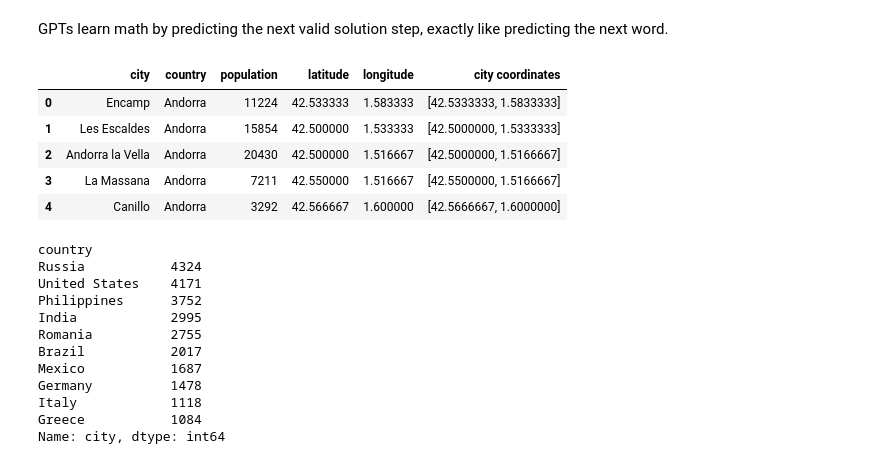
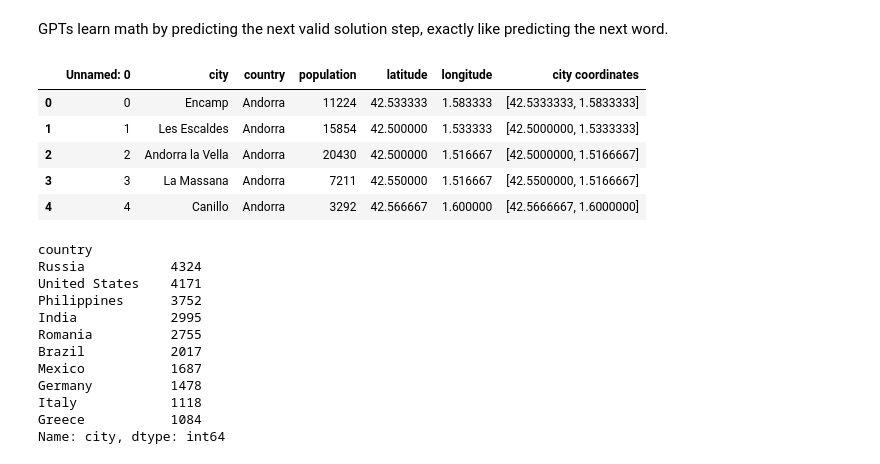
Before and after one commit to golark/gpt_primer, a Jupyter notebook: notebooks/ngram_city_names.ipynb, the cells around one changed output. Saved outputs shown, nothing was run; the diff lists cells and outputs as text; code cells hidden in the pictures.

```diff
--- a/notebooks/ngram_city_names.ipynb
+++ b/notebooks/ngram_city_names.ipynb
@@ -3,15 +3,15 @@ GPTs learn math by predicting the next valid solution step, exactly like predict
 # %%
 import pandas as pd
 
-df = pd.read_csv("hf://datasets/WorkWithData/cities/Cities.csv")
+df = pd.read_csv("../dataset/Cities.csv")
 df.head()
 # %% [output]
-|  | city | country | population | latitude | longitude | city coordinates |
-| 0 | Encamp | Andorra | 11224 | 42.533333 | 1.583333 | [42.5333333, 1.5833333] |
-| 1 | Les Escaldes | Andorra | 15854 | 42.500000 | 1.533333 | [42.5000000, 1.5333333] |
-| 2 | Andorra la Vella | Andorra | 20430 | 42.500000 | 1.516667 | [42.5000000, 1.5166667] |
-| 3 | La Massana | Andorra | 7211 | 42.550000 | 1.516667 | [42.5500000, 1.5166667] |
-| 4 | Canillo | Andorra | 3292 | 42.566667 | 1.600000 | [42.5666667, 1.6000000] |
+|  | Unnamed: 0 | city | country | population | latitude | longitude | city coordinates |
+| 0 | 0 | Encamp | Andorra | 11224 | 42.533333 | 1.583333 | [42.5333333, 1.5833333] |
+| 1 | 1 | Les Escaldes | Andorra | 15854 | 42.500000 | 1.533333 | [42.5000000, 1.5333333] |
+| 2 | 2 | Andorra la Vella | Andorra | 20430 | 42.500000 | 1.516667 | [42.5000000, 1.5166667] |
+| 3 | 3 | La Massana | Andorra | 7211 | 42.550000 | 1.516667 | [42.5500000, 1.5166667] |
+| 4 | 4 | Canillo | Andorra | 3292 | 42.566667 | 1.600000 | [42.5666667, 1.6000000] |
 # %%
 city_counts = df.groupby("country")["city"].count().sort_values(ascending=False).head(10)
 print(city_counts)
```
Also changed, not shown: 4 other files.
